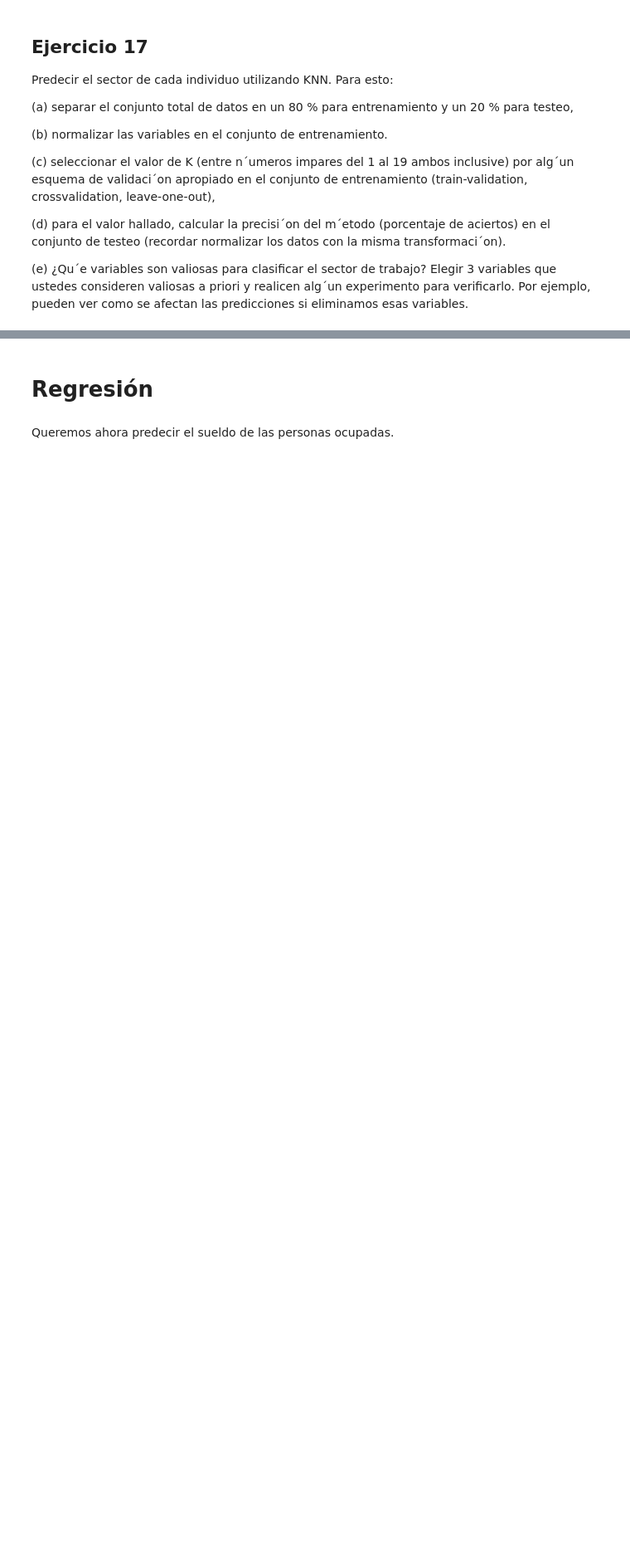
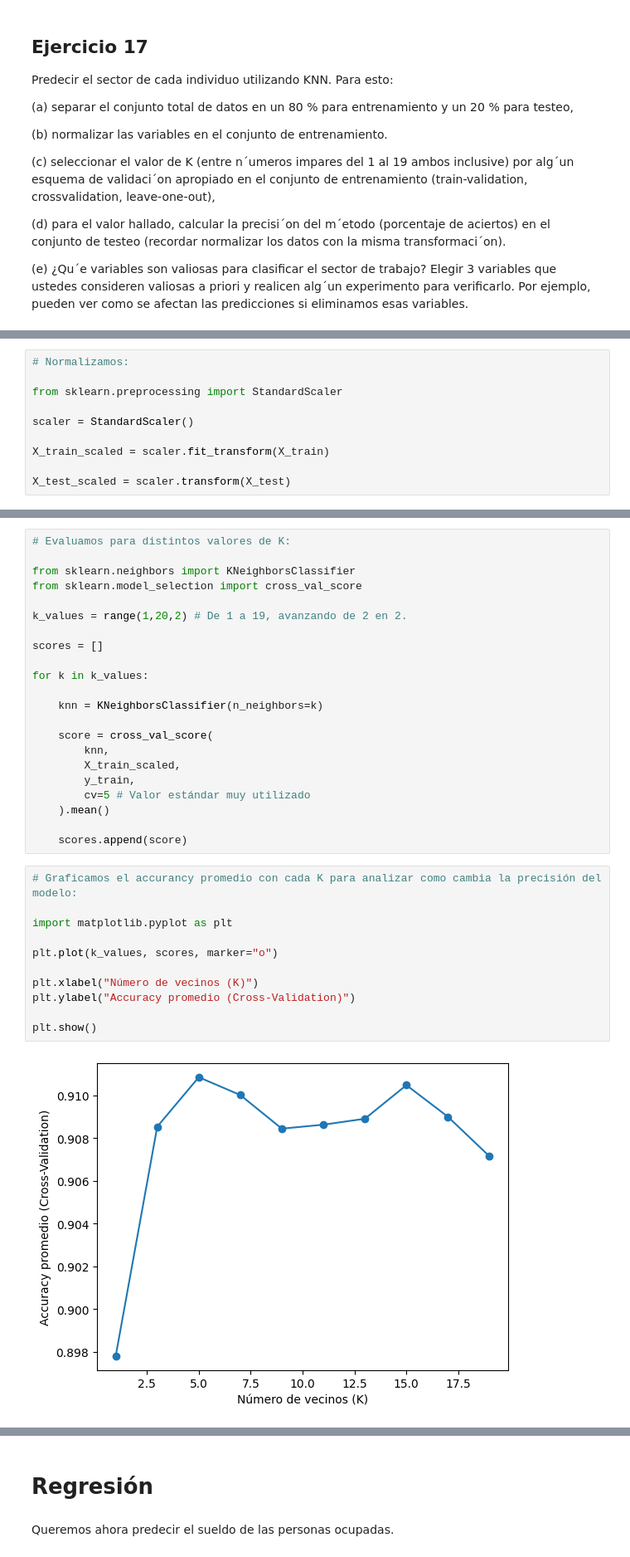
Before and after one commit to davidpalacio1/TP-1-LDD, a Jupyter notebook: TP_2_LDD_versionDavid.ipynb, the cells around one changed output, grey strips where cells are left out. Shown at 83% size. Drawn from its saved outputs; the diff is of its cells as text; blank space fills up the shorter version.

```diff
--- a/TP_2_LDD_versionDavid.ipynb
+++ b/TP_2_LDD_versionDavid.ipynb
@@ -1089,0 +1130,10 @@ Predecir el sector de cada individuo utilizando KNN. Para esto:
+# %%
+# Normalizamos:
+
+from sklearn.preprocessing import StandardScaler
+
+scaler = StandardScaler()
+
+X_train_scaled = scaler.fit_transform(X_train)
+
+X_test_scaled = scaler.transform(X_test)
@@ -1089,0 +1161,35 @@ Predecir el sector de cada individuo utilizando KNN. Para esto:
+# %%
+# Evaluamos para distintos valores de K:
+
+from sklearn.neighbors import KNeighborsClassifier
+from sklearn.model_selection import cross_val_score
+
+k_values = range(1,20,2) # De 1 a 19, avanzando de 2 en 2.
+
+scores = []
+
+for k in k_values:
+
+    knn = KNeighborsClassifier(n_neighbors=k)
+
+    score = cross_val_score(
+        knn,
+        X_train_scaled,
+        y_train,
+        cv=5 # Valor estándar muy utilizado
+    ).mean()
+
+    scores.append(score)
+# %%
+# Graficamos el accurancy promedio con cada K para analizar como cambia la precisión del modelo:
+
+import matplotlib.pyplot as plt
+
+plt.plot(k_values, scores, marker="o")
+
+plt.xlabel("Número de vecinos (K)")
+plt.ylabel("Accuracy promedio (Cross-Validation)")
+
+plt.show()
+# %% [output]
+[figure, added]
```
Also changed, not shown: parts of 31 cells of this notebook.
